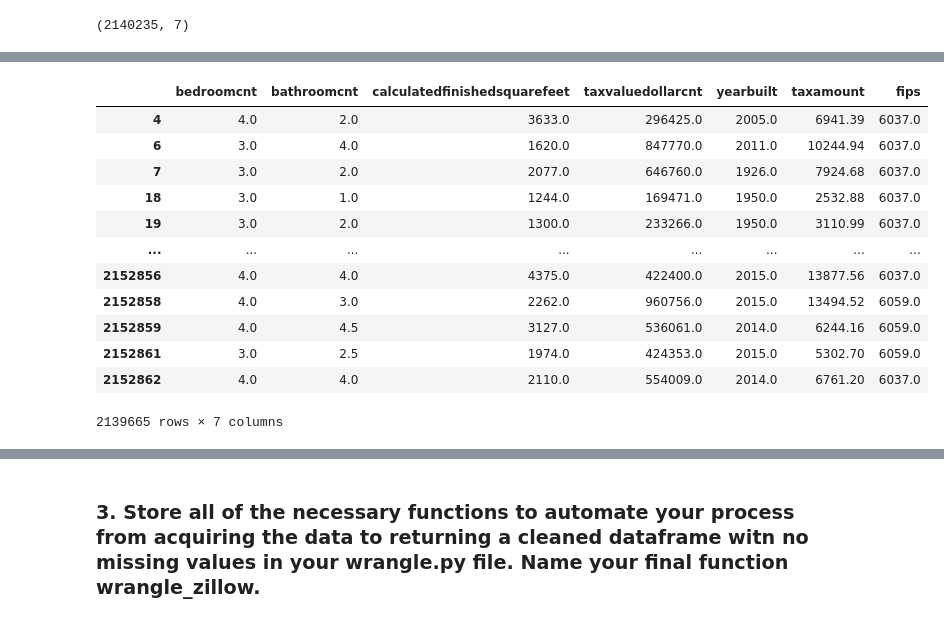
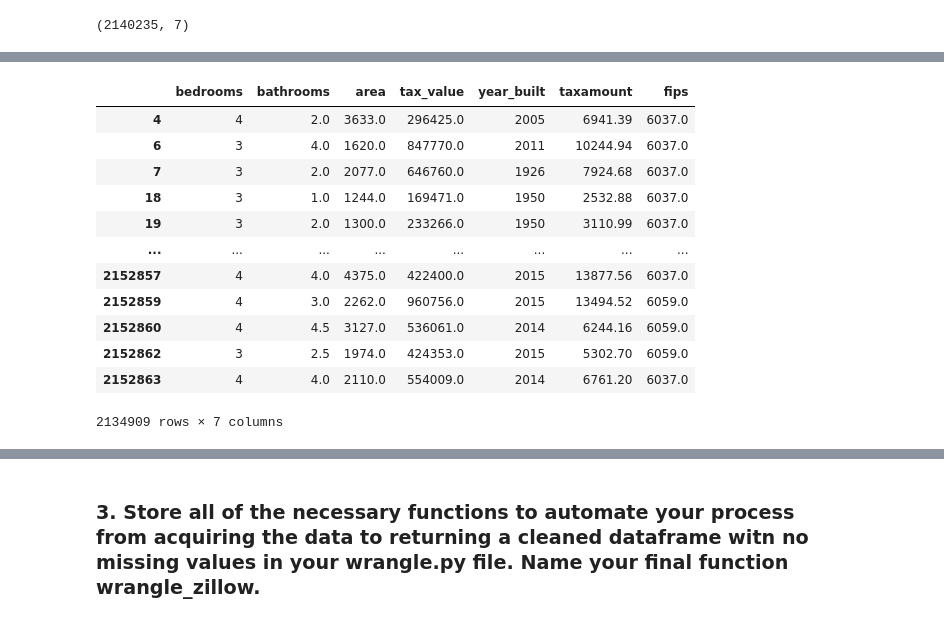
Before and after one commit to rajaramgautam/regression-exercises, a Jupyter notebook: wrangle.ipynb, the cells around one changed output, grey strips where cells are left out. Drawn from its saved outputs; the diff is of its cells as text; code cells hidden in the pictures.

```diff
--- a/wrangle.ipynb
+++ b/wrangle.ipynb
@@ -221,3 +265,21 @@ df['yearbuilt'] = df.yearbuilt.astype('int')
+# %%
+# Changing datatypes of the columns
+
+df['bedrooms']= df.bedrooms.astype('int')
+df['year_built'] = df.year_built.astype('int')
+df['fips'] = df.fips.astype('object')
+
+# dropping rows with absured meaning
+df = df[df.bathrooms > 0]
+df = df[df.bedrooms > 0]
+# %%
+# It make more sense to make year int because year cannot be in float, further by keeping it that way we can do
+# calculation of year_built if needed.
+df['year_built'] = df.year_built.astype('int')
+# %%
+# Since FIPS stands for Federal Information Processing Standards. It sounds like its code and we don't need to
+# mathematical operation on it. So I will keep it as object datatype
+df['fips'] = df.fips.astype('object')
 # %%
 df.info(show_counts = True)
 # %% [output]
@@ -257,0 +321,4 @@ df[df.bedroomcnt == 0]
+# %%
+# Deleting rows with bedroom count 0, since it makes no sense
+df = df[df.bedrooms > 0]
+df
@@ -258,18 +356,18 @@ df[df.bedroomcnt == 0]
 # %%
 # Deleting rows with bedroom count 0
-df = df[df.bedroomcnt > 0]
+df = df[df.bathrooms > 0]
 df
 # %% [output]
-|  | bedroomcnt | bathroomcnt | calculatedfinishedsquarefeet | taxvaluedollarcnt | yearbuilt | taxamount | fips |
-| 4 | 4.0 | 2.0 | 3633.0 | 296425.0 | 2005.0 | 6941.39 | 6037.0 |
-| 6 | 3.0 | 4.0 | 1620.0 | 847770.0 | 2011.0 | 10244.94 | 6037.0 |
-| 7 | 3.0 | 2.0 | 2077.0 | 646760.0 | 1926.0 | 7924.68 | 6037.0 |
-| 18 | 3.0 | 1.0 | 1244.0 | 169471.0 | 1950.0 | 2532.88 | 6037.0 |
-| 19 | 3.0 | 2.0 | 1300.0 | 233266.0 | 1950.0 | 3110.99 | 6037.0 |
+|  | bedrooms | bathrooms | area | tax_value | year_built | taxamount | fips |
+| 4 | 4 | 2.0 | 3633.0 | 296425.0 | 2005 | 6941.39 | 6037.0 |
+| 6 | 3 | 4.0 | 1620.0 | 847770.0 | 2011 | 10244.94 | 6037.0 |
+| 7 | 3 | 2.0 | 2077.0 | 646760.0 | 1926 | 7924.68 | 6037.0 |
+| 18 | 3 | 1.0 | 1244.0 | 169471.0 | 1950 | 2532.88 | 6037.0 |
+| 19 | 3 | 2.0 | 1300.0 | 233266.0 | 1950 | 3110.99 | 6037.0 |
 | ... | ... | ... | ... | ... | ... | ... | ... |
-| 2152856 | 4.0 | 4.0 | 4375.0 | 422400.0 | 2015.0 | 13877.56 | 6037.0 |
-| 2152858 | 4.0 | 3.0 | 2262.0 | 960756.0 | 2015.0 | 13494.52 | 6059.0 |
-| 2152859 | 4.0 | 4.5 | 3127.0 | 536061.0 | 2014.0 | 6244.16 | 6059.0 |
-| 2152861 | 3.0 | 2.5 | 1974.0 | 424353.0 | 2015.0 | 5302.70 | 6059.0 |
-| 2152862 | 4.0 | 4.0 | 2110.0 | 554009.0 | 2014.0 | 6761.20 | 6037.0 |
+| 2152857 | 4 | 4.0 | 4375.0 | 422400.0 | 2015 | 13877.56 | 6037.0 |
+| 2152859 | 4 | 3.0 | 2262.0 | 960756.0 | 2015 | 13494.52 | 6059.0 |
+| 2152860 | 4 | 4.5 | 3127.0 | 536061.0 | 2014 | 6244.16 | 6059.0 |
+| 2152862 | 3 | 2.5 | 1974.0 | 424353.0 | 2015 | 5302.70 | 6059.0 |
+| 2152863 | 4 | 4.0 | 2110.0 | 554009.0 | 2014 | 6761.20 | 6037.0 |
-2139665 rows × 7 columns
+2134909 rows × 7 columns
```
Also changed, not shown: parts of 68 cells of this notebook.
